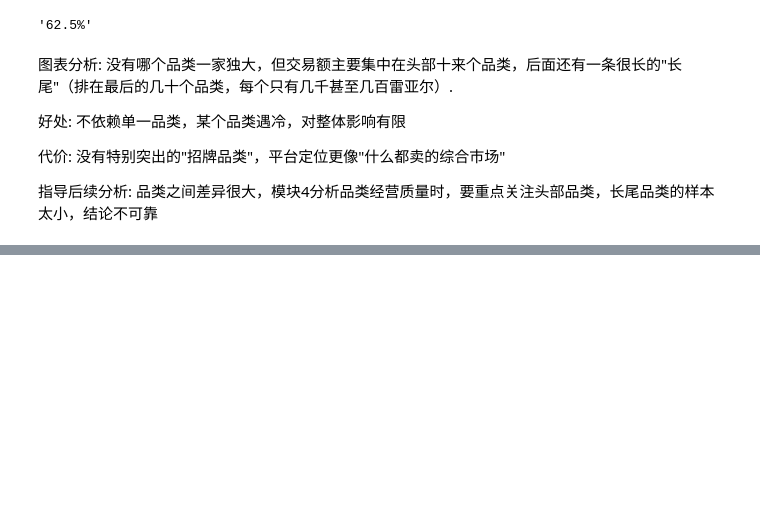
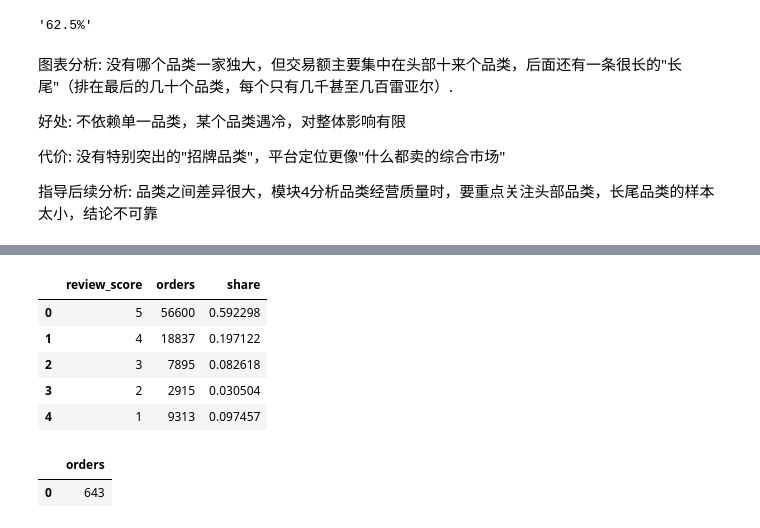
Before and after one commit to LeeMichael-L/olist-analytics, a Jupyter notebook: python/s1_overview.ipynb, the cells around one changed output, grey strips where cells are left out. Cells and saved outputs as stored; diff of their text form; code cells hidden in the pictures; blank space fills up the shorter version.

```diff
--- a/python/s1_overview.ipynb
+++ b/python/s1_overview.ipynb
@@ -396,0 +420,22 @@ f"{share:.1%}"
+# %%
+df_score["share"] = df_score["orders"] / df_score["orders"].sum()
+df_score
+# %% [output]
+|  | review_score | orders | share |
+| 0 | 5 | 56600 | 0.592298 |
+| 1 | 4 | 18837 | 0.197122 |
+| 2 | 3 | 7895 | 0.082618 |
+| 3 | 2 | 2915 | 0.030504 |
+| 4 | 1 | 9313 | 0.097457 |
+# %%
+sql = """
+SELECT COUNT(*) AS orders
+FROM dwd_orders LEFT JOIN dwd_order_reviews USING(order_id)
+WHERE order_status = "delivered" AND in_analysis_window = 1 AND is_status_conflict = 0 AND review_id IS NULL
+"""
+
+d = run_query(sql)
+d
+# %% [output]
+|  | orders |
+| 0 | 643 |
```
Also changed, not shown: parts of 3 cells of this notebook, 1 other file.
